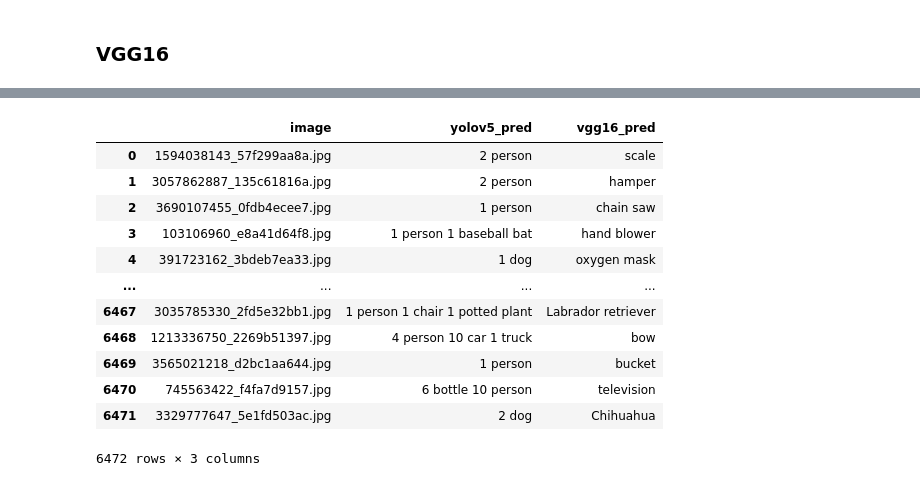
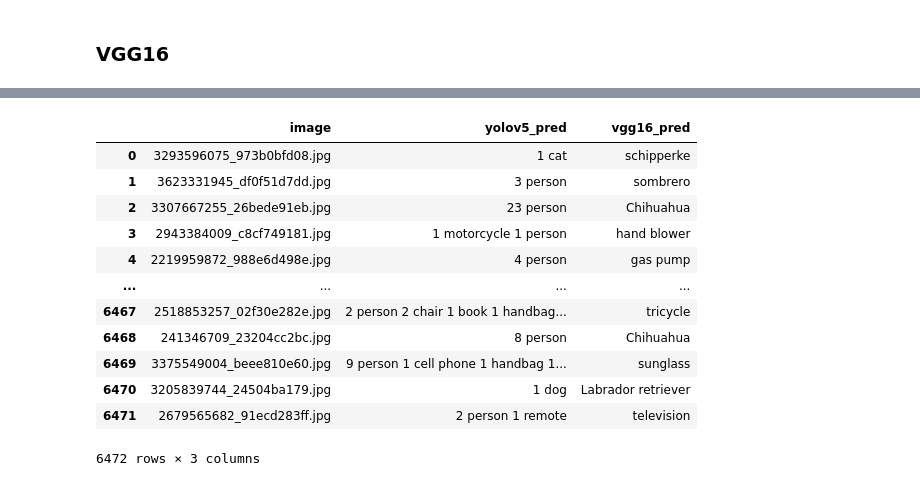
Before and after one commit to edologgerbird/image-caption-generator, a Jupyter notebook: Project_Notebook.ipynb, the cells around one changed output, grey strips where cells are left out. Cells and saved outputs as stored; diff of their text form; code cells hidden in the pictures.

```diff
--- a/Project_Notebook.ipynb
+++ b/Project_Notebook.ipynb
@@ -389,16 +392,16 @@ image_df["vgg16_pred"] = image_df["image"].apply(lambda img: vgg16_predict(img,
-# %%
-image_df
-# %% [output]
-|  | image | yolov5_pred | vgg16_pred |
-| 0 | 1594038143_57f299aa8a.jpg | 2 person | scale |
-| 1 | 3057862887_135c61816a.jpg | 2 person | hamper |
-| 2 | 3690107455_0fdb4ecee7.jpg | 1 person | chain saw |
-| 3 | 103106960_e8a41d64f8.jpg | 1 person 1 baseball bat | hand blower |
-| 4 | 391723162_3bdeb7ea33.jpg | 1 dog | oxygen mask |
-| ... | ... | ... | ... |
-| 6467 | 3035785330_2fd5e32bb1.jpg | 1 person 1 chair 1 potted plant | Labrador retriever |
-| 6468 | 1213336750_2269b51397.jpg | 4 person 10 car 1 truck | bow |
-| 6469 | 3565021218_d2bc1aa644.jpg | 1 person | bucket |
-| 6470 | 745563422_f4fa7d9157.jpg | 6 bottle 10 person | television |
-| 6471 | 3329777647_5e1fd503ac.jpg | 2 dog | Chihuahua |
-6472 rows × 3 columns
+# %%
+train_image_df
+# %% [output]
+|  | image | yolov5_pred | vgg16_pred |
+| 0 | 3293596075_973b0bfd08.jpg | 1 cat | schipperke |
+| 1 | 3623331945_df0f51d7dd.jpg | 3 person | sombrero |
+| 2 | 3307667255_26bede91eb.jpg | 23 person | Chihuahua |
+| 3 | 2943384009_c8cf749181.jpg | 1 motorcycle 1 person | hand blower |
+| 4 | 2219959872_988e6d498e.jpg | 4 person | gas pump |
+| ... | ... | ... | ... |
+| 6467 | 2518853257_02f30e282e.jpg | 2 person 2 chair 1 book 1 handbag... | tricycle |
+| 6468 | 241346709_23204cc2bc.jpg | 8 person | Chihuahua |
+| 6469 | 3375549004_beee810e60.jpg | 9 person 1 cell phone 1 handbag 1... | sunglass |
+| 6470 | 3205839744_24504ba179.jpg | 1 dog | Labrador retriever |
+| 6471 | 2679565682_91ecd283ff.jpg | 2 person 1 remote | television |
+6472 rows × 3 columns
```
Also changed, not shown: parts of 27 cells of this notebook.
